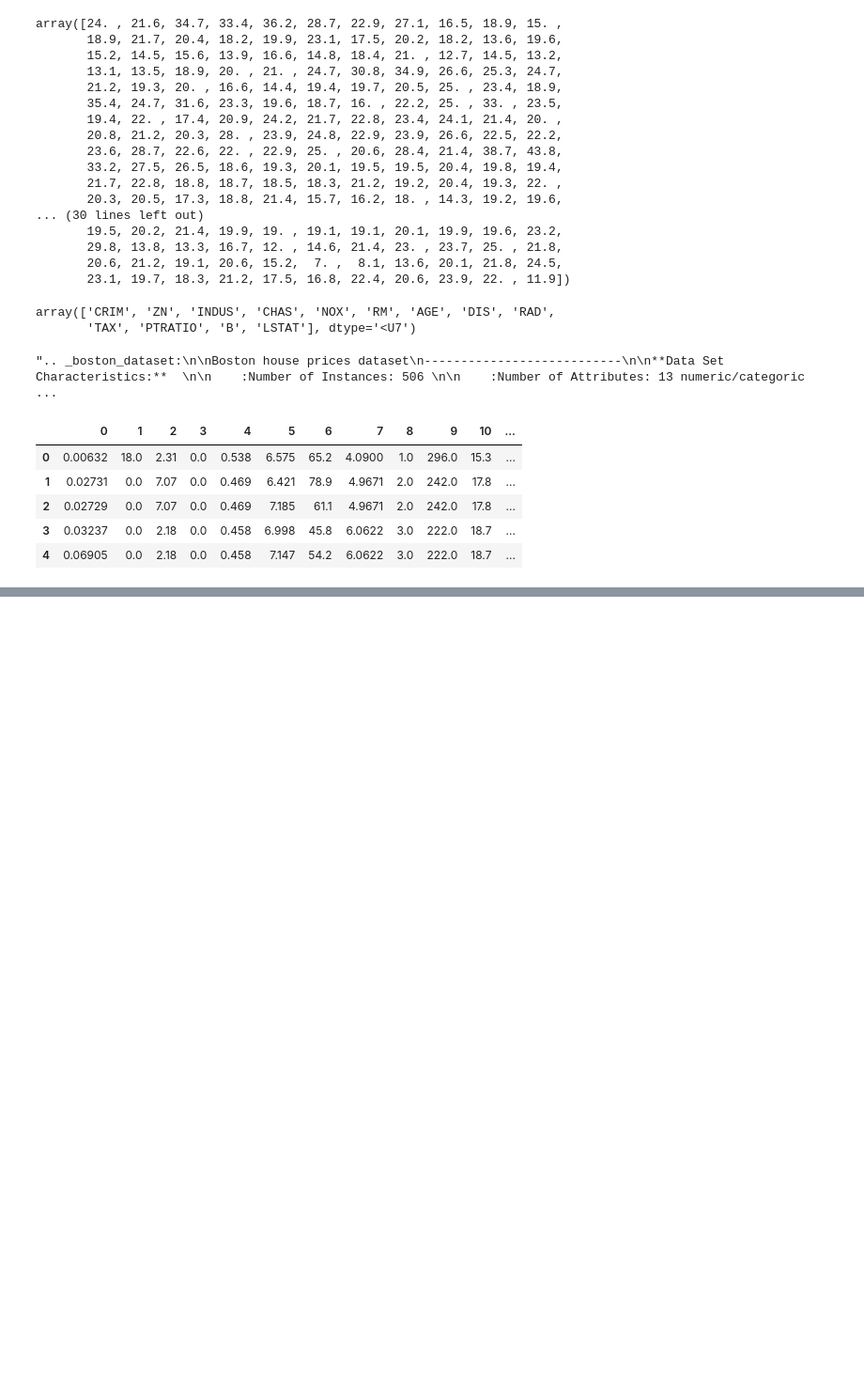
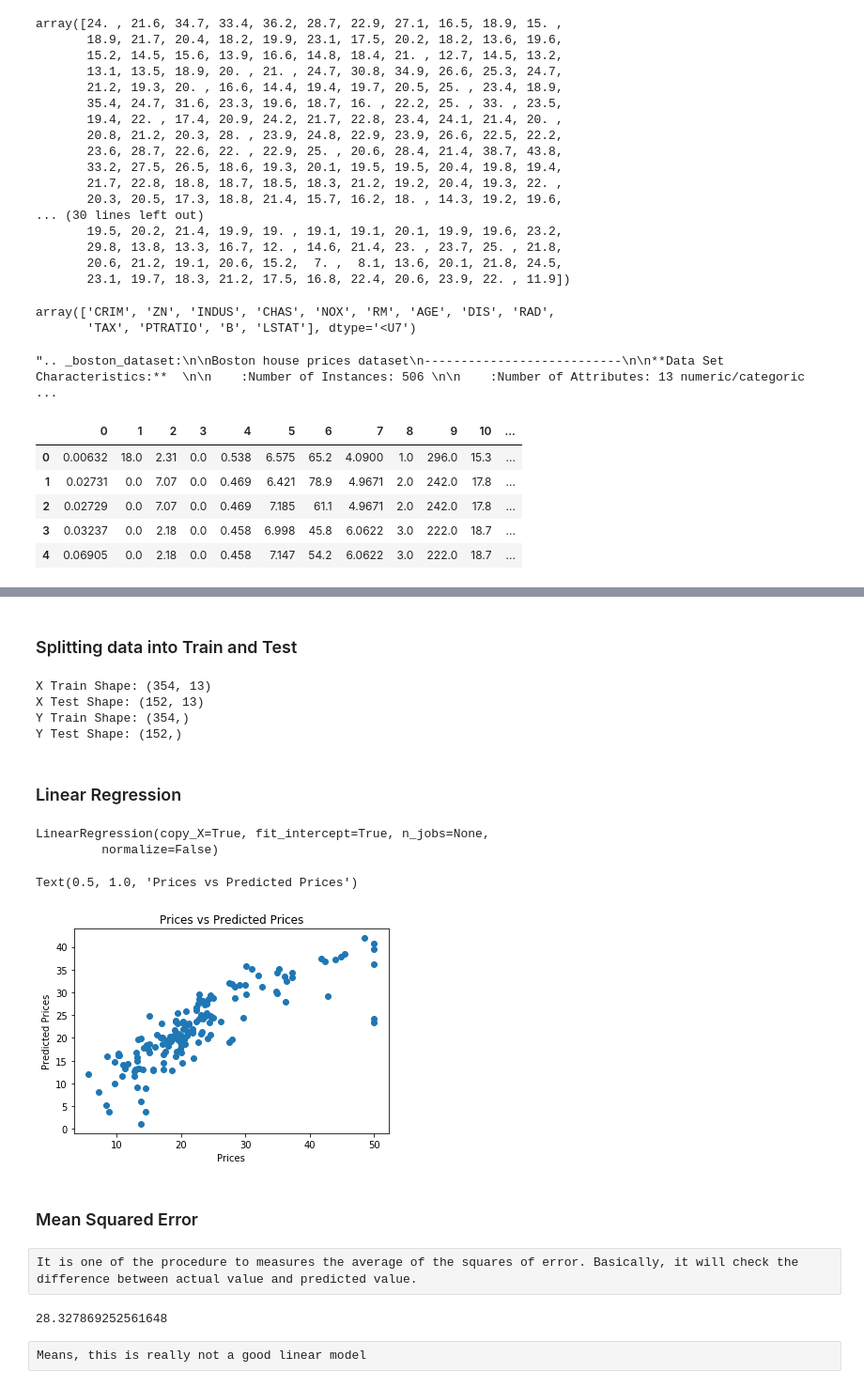
Before and after one commit to saikumar786/Boston-Housing-Price-Prediction, a Jupyter notebook: Boston Housing Price Prediction.ipynb, the cells around one changed output, grey strips where cells are left out. Shown at 94% size. Drawn from its saved outputs; the diff is of its cells as text; code cells hidden in the pictures; blank space fills up the shorter version.

Commit message:
Model creation and Evaluation of Accuracy

```diff
--- a/Boston Housing Price Prediction.ipynb
+++ b/Boston Housing Price Prediction.ipynb
@@ -116,0 +168,2 @@ housing_data.head()
+# %% [markdown]
+### Splitting data into Train and Test
@@ -116,0 +173,52 @@ housing_data.head()
+# %%
+from sklearn.model_selection import train_test_split
+
+X_train, X_test, y_train, y_test = train_test_split(X, Y, test_size=0.3, random_state=6)
+# %%
+# Checking the Train and Test data shapes
+print('X Train Shape:',X_train.shape)
+print('X Test Shape:', X_test.shape)
+print('Y Train Shape:', y_train.shape)
+print('Y Test Shape:', y_test.shape)
+# %% [output]
+X Train Shape: (354, 13)
+X Test Shape: (152, 13)
+Y Train Shape: (354,)
+Y Test Shape: (152,)
+# %% [markdown]
+### Linear Regression
+# %%
+# Now finally we are running Linear Regression
+from sklearn.linear_model import LinearRegression
+
+# Creating object for LinearRegression class
+lr = LinearRegression()
+# %%
+# Fitting the model to Train Data
+lr.fit(X_train, y_train)
+# %% [output]
+LinearRegression(copy_X=True, fit_intercept=True, n_jobs=None,
+         normalize=False)
+# %%
+# Prediction
+y_pred = lr.predict(X_test)
+# %%
+# Visualizing through Scatter Plot
+plt.scatter(y_test, y_pred)
+plt.xlabel('Prices')
+plt.ylabel('Predicted Prices')
+plt.title('Prices vs Predicted Prices')
+# %% [output]
+Text(0.5, 1.0, 'Prices vs Predicted Prices')
+[figure, added]
+# %% [markdown]
+### Mean Squared Error
+# %% [raw]
+It is one of the procedure to measures the average of the squares of error. Basically, it will check the difference between actual value and predicted value.
+# %%
+from sklearn.metrics import mean_squared_error as mse
+print(mse(y_test, y_pred))
+# %% [output]
+28.327869252561648
+# %% [raw]
+Means, this is really not a good linear model
```
Also changed, not shown: parts of 9 cells of this notebook.
